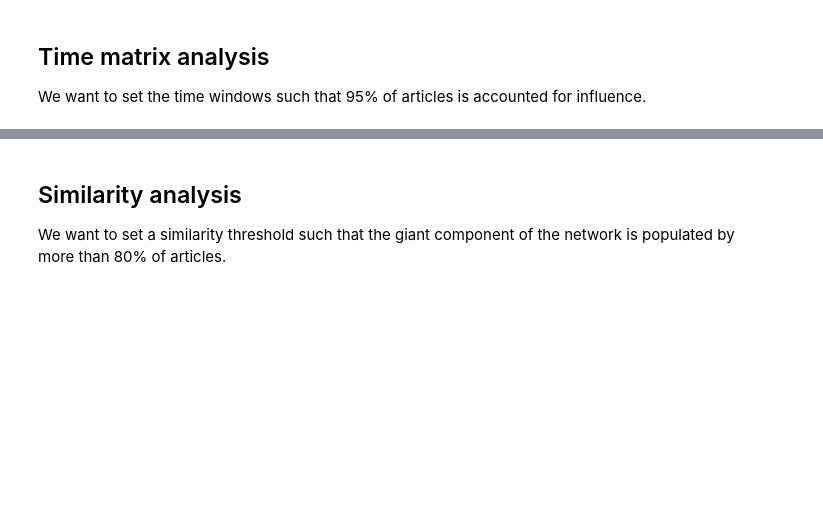
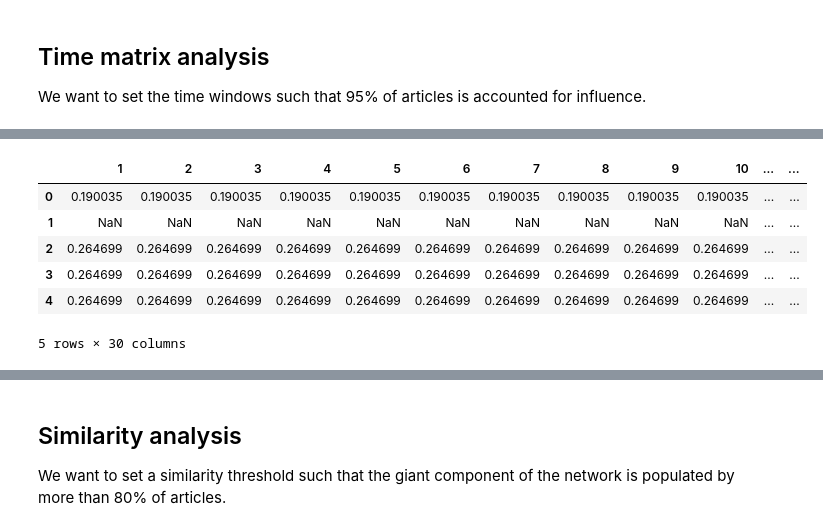
Before and after one commit to relogu/cn_project, a Jupyter notebook: notebooks/emp_data_analysis.ipynb, the cells around one changed output, grey strips where cells are left out. Cells and saved outputs as stored; diff of their text form; code cells hidden in the pictures; blank space fills up the shorter version.

```diff
--- a/notebooks/emp_data_analysis.ipynb
+++ b/notebooks/emp_data_analysis.ipynb
@@ -232,11 +250,11 @@ len(np.where(difs[0]<=0)[0])
 # %%
 df = pd.DataFrame()
 
-SIM_THRESHOLD = 0.98
+SIM_THRESHOLD = 0.8
 
 n_articles = dists_triu.shape[0]
 
-min_dif_temp = 24/24
+min_dif_temp = 4/24 #  in days
 initial_infected = len(np.where(difs[0]<=min_dif_temp)[0])
 
 days_iterator = tqdm(
@@ -251,32 +269,40 @@ for days in days_iterator:
     # loop on articles
     # for i in range(dists_triu.shape[0]-1):
     #     c = i+1
     for i in range(initial_infected, n_articles-initial_infected):
         c=i
         # similarity distances for article c
         dists_column = dists_triu[:,c]
         # time distances for article c
         difs_column = difs[:,c]
 
         # articles that have time difference minor or equal that 'days'
         difs_ok = np.where(((difs_column <= days) & (difs_column > min_dif_temp)))[0]
         # if there are those articles
         if difs_ok.size != 0:
             # get similarity distances of those articles
             dists_ok = [dists_column[i] for i in difs_ok]
             # get the most similar articles
             max_sim = max(dists_ok)
             # if this is not similar enough
             if max_sim < SIM_THRESHOLD:
                 # append nan
                 days_column.append(np.nan)
             else:
                 # append time difference
                 index = difs_ok[dists_ok.index(max_sim)]
                 days_column.append(difs_column[index])
         else:
             days_column.append(np.nan)
     df[days] = days_column
 df.head()
+# %% [output]
+|  | 1 | 2 | 3 | 4 | 5 | 6 | 7 | 8 | 9 | 10 | ... | ... |
+| 0 | 0.190035 | 0.190035 | 0.190035 | 0.190035 | 0.190035 | 0.190035 | 0.190035 | 0.190035 | 0.190035 | 0.190035 | ... | ... |
+| 1 | NaN | NaN | NaN | NaN | NaN | NaN | NaN | NaN | NaN | NaN | ... | ... |
+| 2 | 0.264699 | 0.264699 | 0.264699 | 0.264699 | 0.264699 | 0.264699 | 0.264699 | 0.264699 | 0.264699 | 0.264699 | ... | ... |
+| 3 | 0.264699 | 0.264699 | 0.264699 | 0.264699 | 0.264699 | 0.264699 | 0.264699 | 0.264699 | 0.264699 | 0.264699 | ... | ... |
+| 4 | 0.264699 | 0.264699 | 0.264699 | 0.264699 | 0.264699 | 0.264699 | 0.264699 | 0.264699 | 0.264699 | 0.264699 | ... | ... |
+5 rows × 30 columns
 # %%
 plt.figure(figsize=(15, 6))
```
Also changed, not shown: parts of 14 cells of this notebook.
